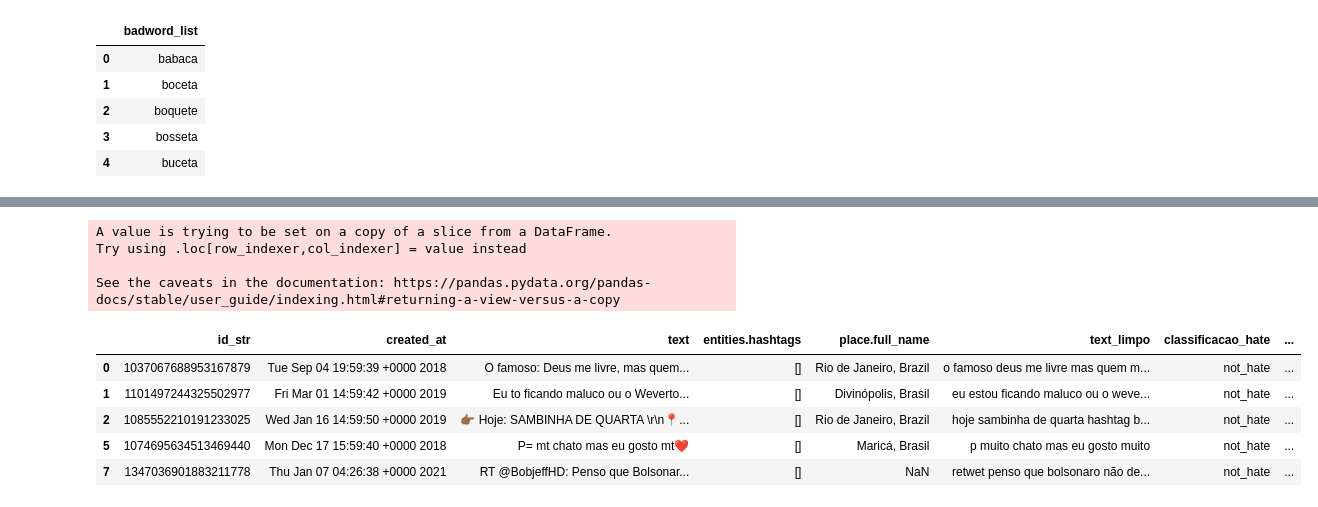
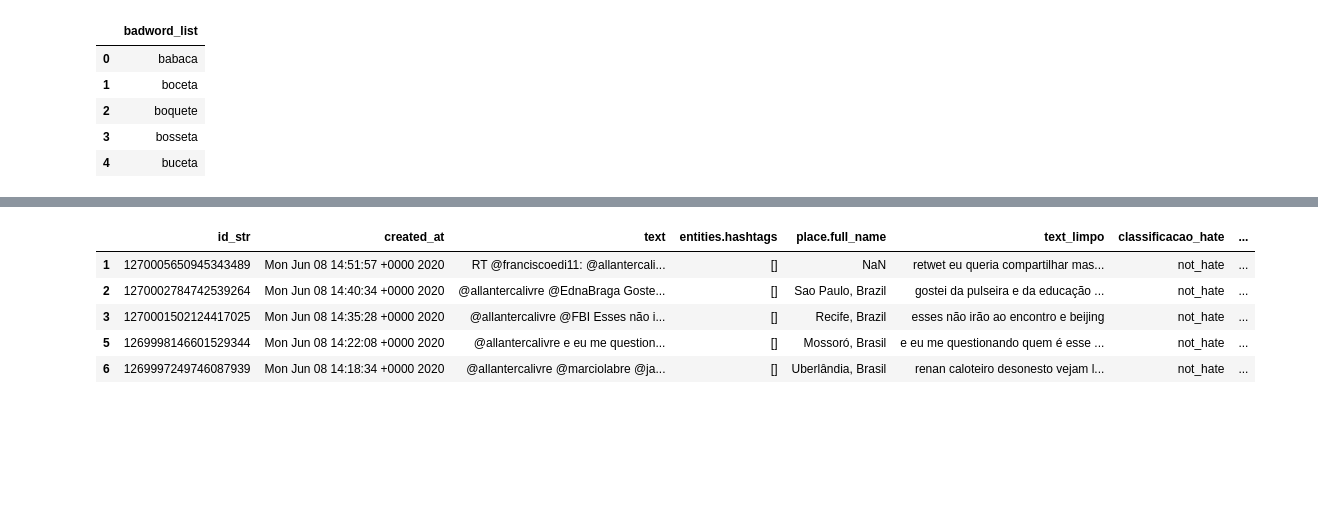
Before and after one commit to LuanPCunha/TCC, a Jupyter notebook: RotinaDeClassificacaoDaBaseDeDados.ipynb, the cells around one changed output, grey strips where cells are left out. Cells and saved outputs as stored; diff of their text form; code cells hidden in the pictures; blank space fills up the shorter version.

Commit message:
pequenos ajustes, clen de badwords

```diff
--- a/RotinaDeClassificacaoDaBaseDeDados.ipynb
+++ b/RotinaDeClassificacaoDaBaseDeDados.ipynb
@@ -67,8 +67,8 @@ PATH_LIST_HATE_EXPRESSIONS_PT_BR = r"/content/drive/MyDrive/TCC/dados/dicionario
 PATH_LIST_BADWORDS_EXPRESSIONS_PT_BR = r"/content/drive/MyDrive/TCC/dados/dicionarios/badword_list.csv"
 # %%
 #Carrega a base de dados com stopWords
-#base1 = pd.read_csv(PATH_BASE1_COM_STOPWORDS, index_col=0)
-base1 = pd.read_csv(PATH_TESTE_BASE1, index_col=0)
+base1 = pd.read_csv(PATH_BASE1_COM_STOPWORDS, index_col=0)
+#base1 = pd.read_csv(PATH_TESTE_BASE1, index_col=0)
 base1.head()
 # %% [output]
 |  | id_str | created_at | text | entities.hashtags | place.full_name | text_limpo |
@@ -182,16 +192,12 @@ base1_not_hate = base1[ base1['classificacao_hate']=='not_hate' ]
 # %%
 # CLASSIFICAÇÃO BADWORD
 # Executa a classificação na base 1
-base1_not_hate['classificacao_badword'] = base1_not_hate['text_limpo'].apply(lambda x: classifica(x,dict_badword,"badword","not badword"))
-base1_not_hate.head()
+base1['classificacao_badword'] = base1['text_limpo'].apply(lambda x: classifica(x,dict_badword,"badword","not_badword"))
+base1.head()
 # %% [output]
-A value is trying to be set on a copy of a slice from a DataFrame.
-Try using .loc[row_indexer,col_indexer] = value instead
-
-See the caveats in the documentation: https://pandas.pydata.org/pandas-docs/stable/user_guide/indexing.html#returning-a-view-versus-a-copy
 |  | id_str | created_at | text | entities.hashtags | place.full_name | text_limpo | classificacao_hate | ... |
-| 0 | 1037067688953167879 | Tue Sep 04 19:59:39 +0000 2018 | O famoso: Deus me livre, mas quem... | [] | Rio de Janeiro, Brazil | o famoso deus me livre mas quem m... | not_hate | ... |
-| 1 | 1101497244325502977 | Fri Mar 01 14:59:42 +0000 2019 | Eu to ficando maluco ou o Weverto... | [] | Divinópolis, Brasil | eu estou ficando maluco ou o weve... | not_hate | ... |
-| 2 | 1085552210191233025 | Wed Jan 16 14:59:50 +0000 2019 | 👉🏾 Hoje: SAMBINHA DE QUARTA \r\n📍... | [] | Rio de Janeiro, Brazil | hoje sambinha de quarta hashtag b... | not_hate | ... |
-| 5 | 1074695634513469440 | Mon Dec 17 15:59:40 +0000 2018 | P= mt chato mas eu gosto mt❤️ | [] | Maricá, Brasil | p muito chato mas eu gosto muito | not_hate | ... |
-| 7 | 1347036901883211778 | Thu Jan 07 04:26:38 +0000 2021 | RT @BobjeffHD: Penso que Bolsonar... | [] | NaN | retwet penso que bolsonaro não de... | not_hate | ... |
+| 1 | 1270005650945343489 | Mon Jun 08 14:51:57 +0000 2020 | RT @franciscoedi11: @allantercali... | [] | NaN | retwet eu queria compartilhar mas... | not_hate | ... |
+| 2 | 1270002784742539264 | Mon Jun 08 14:40:34 +0000 2020 | @allantercalivre @EdnaBraga Goste... | [] | Sao Paulo, Brazil | gostei da pulseira e da educação ... | not_hate | ... |
+| 3 | 1270001502124417025 | Mon Jun 08 14:35:28 +0000 2020 | @allantercalivre @FBI Esses não i... | [] | Recife, Brazil | esses não irão ao encontro e beijing | not_hate | ... |
+| 5 | 1269998146601529344 | Mon Jun 08 14:22:08 +0000 2020 | @allantercalivre e eu me question... | [] | Mossoró, Brasil | e eu me questionando quem é esse ... | not_hate | ... |
+| 6 | 1269997249746087939 | Mon Jun 08 14:18:34 +0000 2020 | @allantercalivre @marciolabre @ja... | [] | Uberlândia, Brasil | renan caloteiro desonesto vejam l... | not_hate | ... |
```
Also changed, not shown: parts of 14 cells of this notebook.
